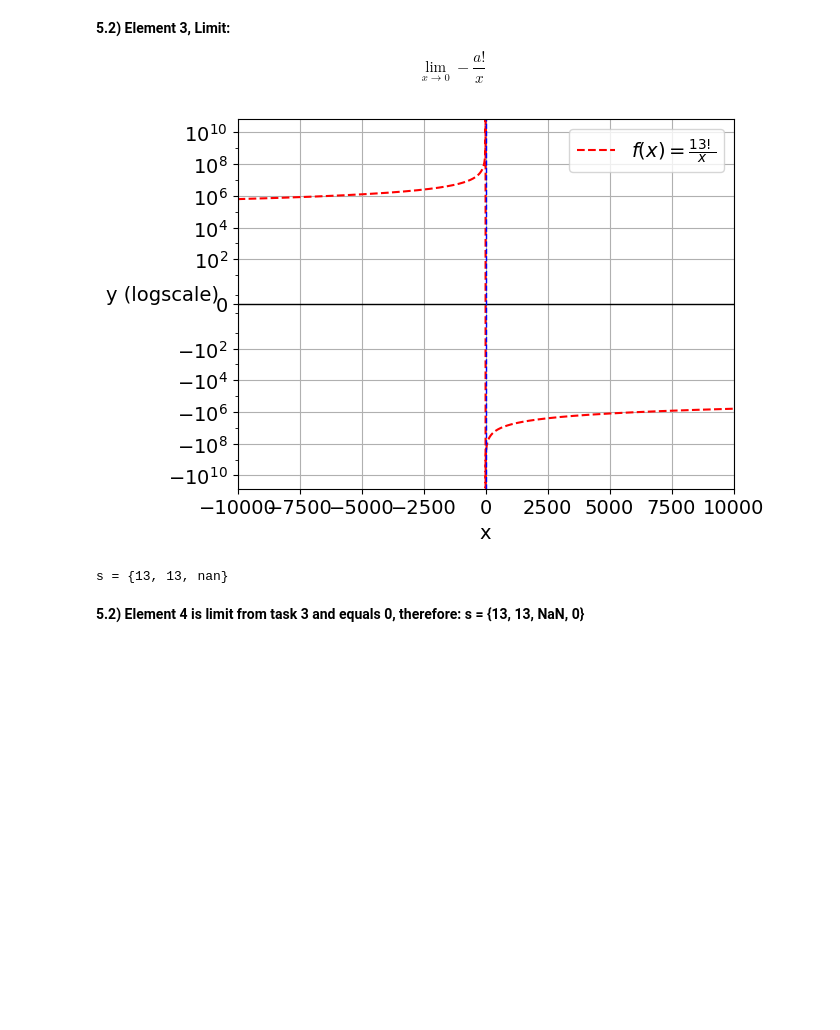
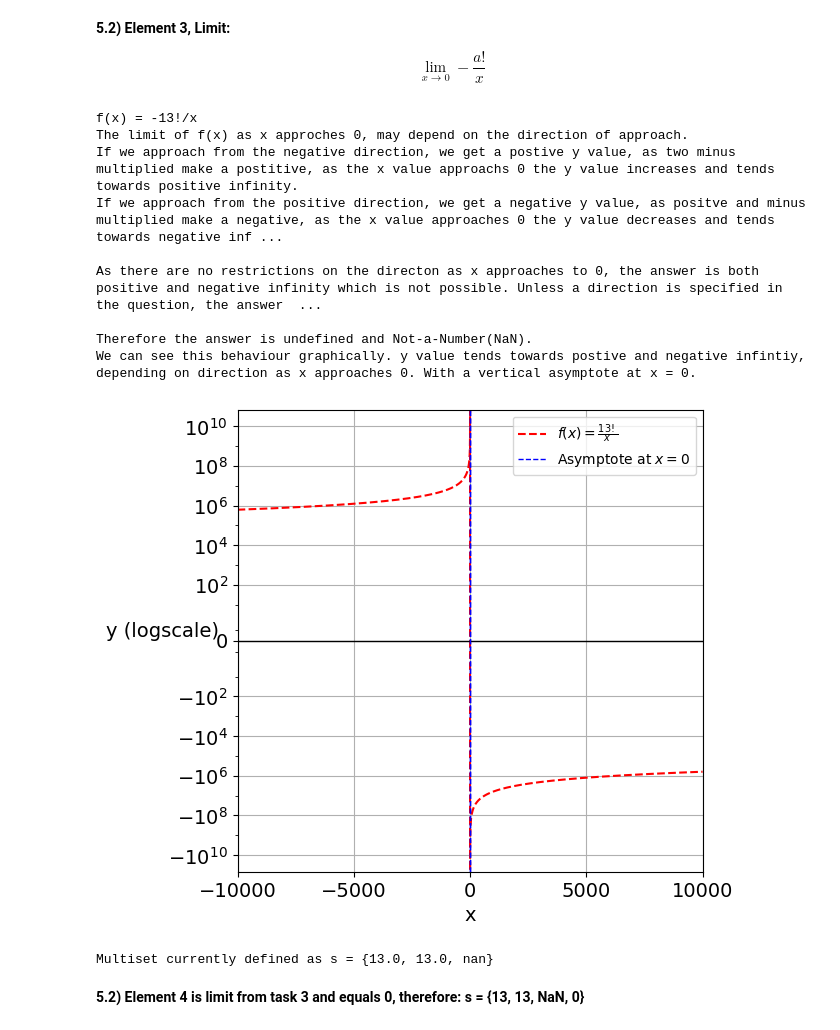
Before and after one commit to JoshKing85/git_maths_projects, a Jupyter notebook: assignment_task5.ipynb, the cells around one changed output. Drawn from its saved outputs; the diff is of its cells as text; code cells hidden in the pictures; blank space fills up the shorter version.

```diff
--- a/assignment_task5.ipynb
+++ b/assignment_task5.ipynb
@@ -94,50 +102,68 @@ $$
 \lim_{x \to 0} -\frac{a!}{x}
 $$
 # %%
-'''
+explanation ='''
+f(x) = -13!/x
+The limit of f(x) as x approches 0, may depend on the direction of approach.
+If we approach from the negative direction, we get a postive y value, as two minus multiplied make a postitive, as the x value approachs 0 the y value increases and tends towards positive infinity.
+If we approach from the positive direction, we get a negative y value, as positve and minus multiplied make a negative, as the x value approaches 0 the y value decreases and tends towards negative infinity.
 
-f(x) = -13!/x
-The limit of f(x) as x approches 0 in this scenario may depend on the direction of approach.
-If we approach from the negative direction, we get a postive Y value, as two minus multiplied make a postitive, as the X value approachs 0 the Y value increases and tends towards positive infinity.
-If we approach from the positive direction, we get a negative Y value, as positve and minus multiplied make a negative, as the X value approaches 0 the Y value decreases and tends towards negative infinity.
+As there are no restrictions on the directon as x approaches to 0, the answer is both positive and negative infinity which is not possible. Unless a direction is specified in the question, the answer cannot be expressed.
 
-As there are no restrictions on the directon as x approaches to 0, the answer is both positive and negative infinity which is not possible. Unless a direction is specified in the question, the answer is undefined.
-
-Therefore the answer is undefined and a non-answer(NaN).
+Therefore the answer is undefined and Not-a-Number(NaN).
+We can see this behaviour graphically. y value tends towards postive and negative infintiy, depending on direction as x approaches 0. With a vertical asymptote at x = 0.
 
 '''
+print(explanation)
 
-# We can see this behaviour graphically. Y value tends towards postive and negative infintiy, depending on direction as X approaches 0. With a vertical asymptote at X = 0.
-
+# Initialize numerator and denominator in x,y variable.
 a = 13
 x = np.linspace(-10000, 10000, 100000)
 y_num = math.factorial(a)
 y_den = x
-y = -(y_num/y_den)
+#Intialize y, preventing division of 0.
+y = np.where(x != 0, -(y_num / y_den), np.nan)
 
+#Define figure size.Plot graph inputing x,y.
 mpl.rcParams['font.size']=14
-plt.plot(x, y, 'r--')
+fig = plt.figure(figsize=(6, 6))
+
+#Plot graph inputing x,y and asymptote
+plt.plot(x, y, 'r--', label=r'$f(x) = \frac{13!}{x}$')
+plt.axvline(0, color='blue', linestyle='--', linewidth=1, label='Asymptote at $x = 0$')
+
 plt.xlim(-10000, 10000)
 
-plt.legend([r'$f(x) = \frac{13!}{x}$'])
+#Label and define graph.
+plt.legend(loc='upper right', fontsize=10)
 plt.xlabel('x')
 plt.ylabel('y (logscale)', rotation= 0)
 plt.grid()
 plt.axhline(c='black', linewidth=1)
 plt.axvline(c='blue', linestyle='--', linewidth=1)
 plt.yscale('symlog')
 plt.yticks([1e10, 1e8, 1e6, 1e4, 1e2, 0, -1e2, -1e4, - 1e6, - 1e8, -1e10 ])
 plt.show()
 
-set = [13, 13, np.nan]
 
-# The set s is currently defined as...
+
+set = np.array([13, 13, np.nan])
+
 
 s = Multiset(set)
-print('s =', s)
+print(f'\nMultiset currently defined as s = {s}')
 # %% [output]
+f(x) = -13!/x
+The limit of f(x) as x approches 0, may depend on the direction of approach.
+If we approach from the negative direction, we get a postive y value, as two minus multiplied make a postitive, as the x value approachs 0 the y value increases and tends towards positive infinity.
+If we approach from the positive direction, we get a negative y value, as positve and minus multiplied make a negative, as the x value approaches 0 the y value decreases and tends towards negative inf ...
+
+As there are no restrictions on the directon as x approaches to 0, the answer is both positive and negative infinity which is not possible. Unless a direction is specified in the question, the answer  ...
+
+Therefore the answer is undefined and Not-a-Number(NaN).
+We can see this behaviour graphically. y value tends towards postive and negative infintiy, depending on direction as x approaches 0. With a vertical asymptote at x = 0.
-[figure, old version]
+[figure, new version]
-s = {13, 13, nan}
+Multiset currently defined as s = {13.0, 13.0, nan}
 # %% [markdown]
 **5.2) Element 4 is limit from task 3 and  equals 0, therefore: s = {13, 13, NaN, 0}**
 # %% [markdown]
```
Also changed, not shown: parts of 4 cells of this notebook, 1 other file.
